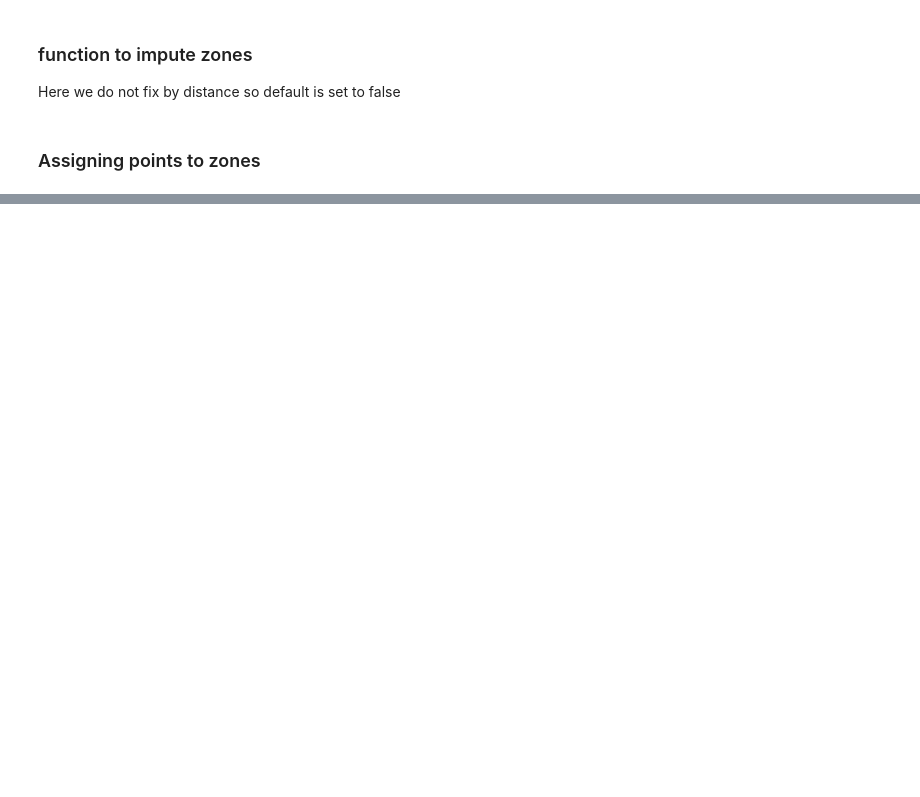
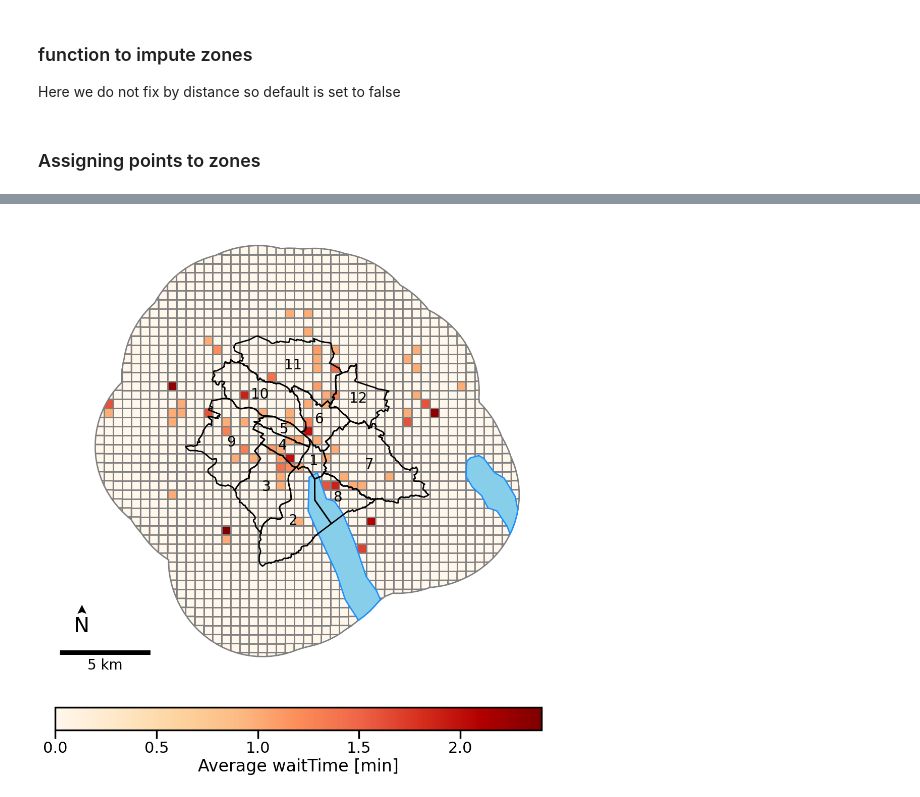
Before and after one commit to Sx-ETH/eqasim-java, a Jupyter notebook: switzerland/WaitTimeValidation/plot_zonal_averages.ipynb, the cells around one changed output, grey strips where cells are left out. Cells and saved outputs as stored; diff of their text form; code cells hidden in the pictures; blank space fills up the shorter version.

```diff
--- a/switzerland/WaitTimeValidation/plot_zonal_averages.ipynb
+++ b/switzerland/WaitTimeValidation/plot_zonal_averages.ipynb
@@ -305,0 +320,4 @@ ax.set_axis_off()
+# %%
+zurich_shp_path = '/Users/francescmartiescofet/Documents/ETH/IVT/SA_scenario/ScenarioBoundary/zurich_city_5km.shp'
+zurich_shp = gpd.read_file(zurich_shp_path)
+grid = utils.create_grid_from_shapefile(zurich_shp_path, 500)
@@ -305,0 +340,5 @@ ax.set_axis_off()
+# %%
+grid_drt_legs = impute(it_drt_legs_gpd, grid, "trip_id", "grid_id",fix_by_distance=False).drop("geometry", axis=1)
+display(grid_drt_legs)
+#Since we are not fixing by distance, checking how many points are outside the districts
+print("no. of trips outside the district: ", sum(pd.isna(grid_drt_legs["grid_id"])))
@@ -305,0 +361,2 @@ ax.set_axis_off()
+# %%
+grid_metrics = prepare_df_for_plot(grid_drt_legs, grid, "grid_id", metrics=["waitTime"])
@@ -305,0 +379,4 @@ ax.set_axis_off()
+# %%
+plot_zonal_avg(grid_metrics, grid, 'waitTime', lake_restriction=zurich_shp.loc[0].geometry)
+# %% [output]
+[figure, added]
```
Also changed, not shown: parts of 34 cells of this notebook, 3 other files.
